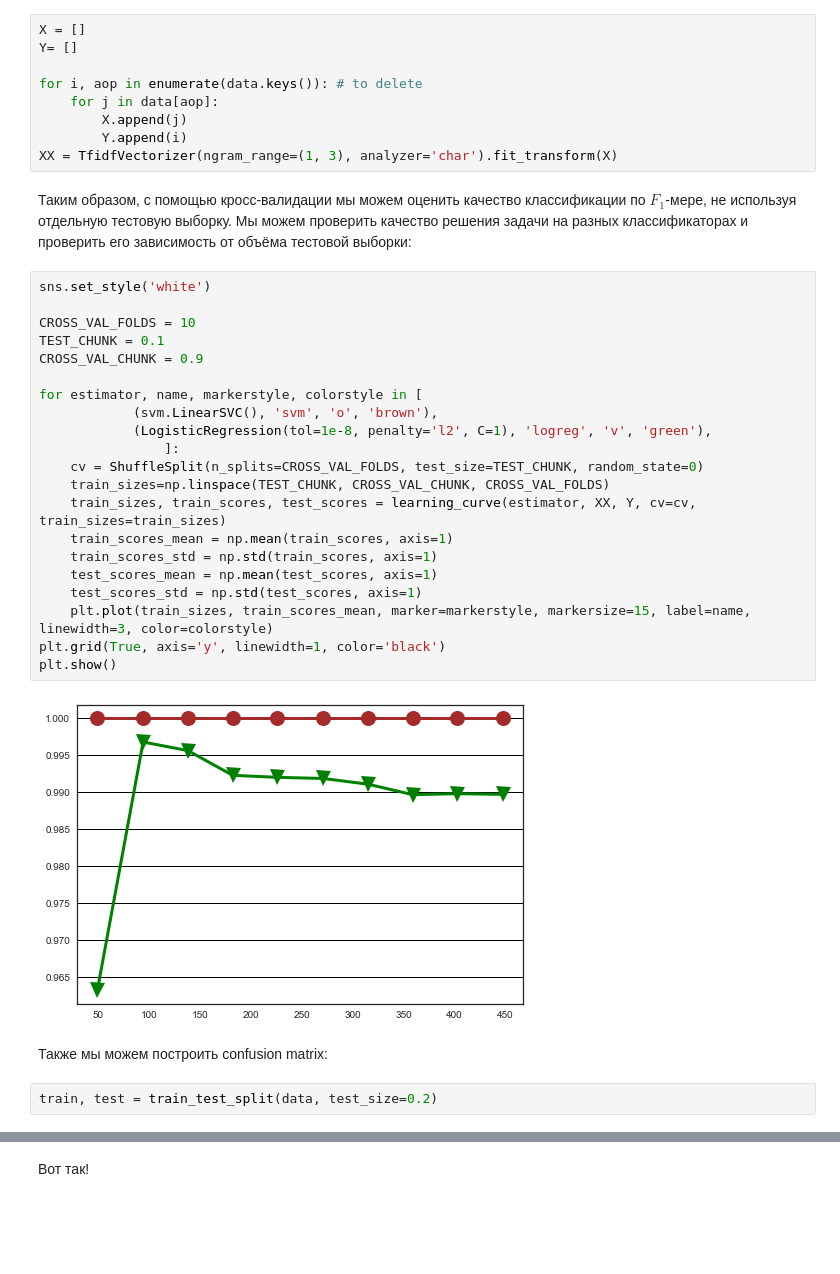
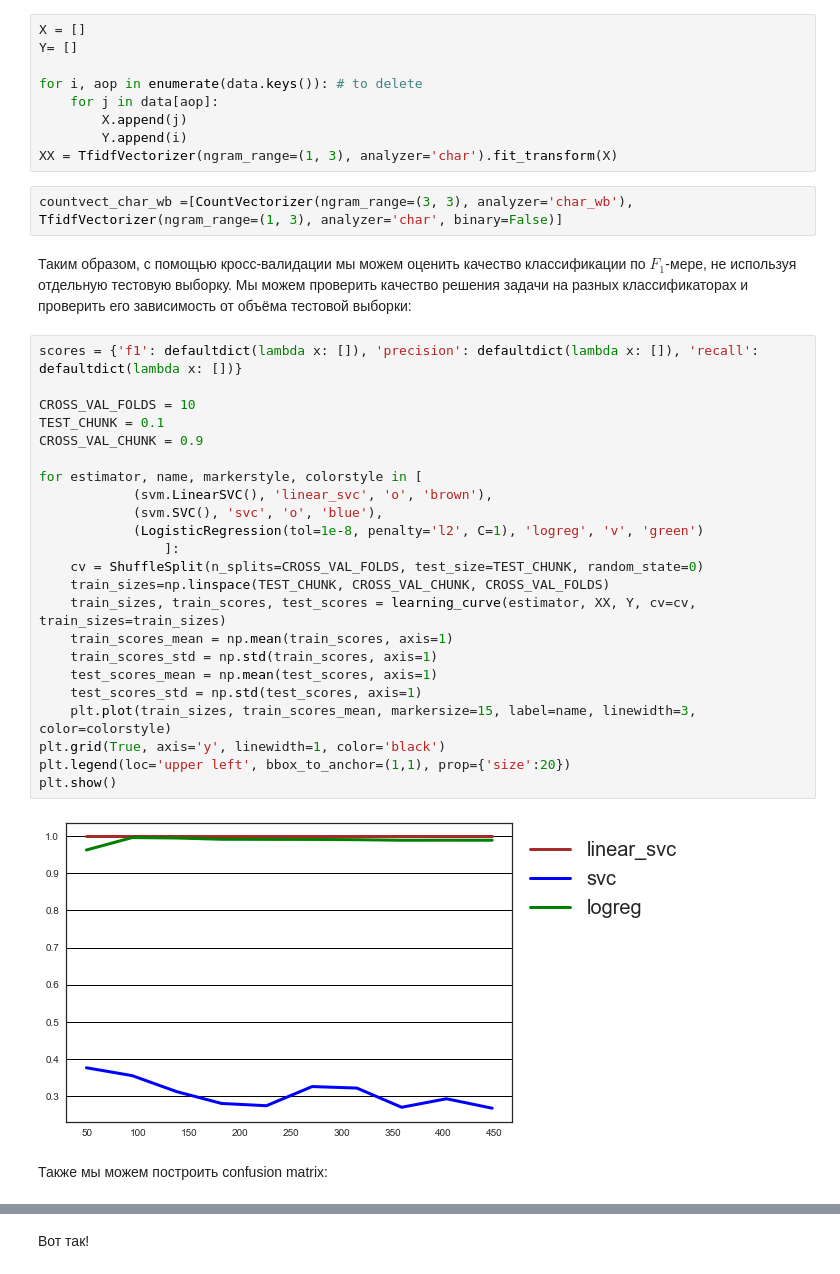
Before and after one commit to lilaspourpre/compling, a Jupyter notebook: hw1.ipynb, the cells around one changed output, grey strips where cells are left out. Cells and saved outputs as stored; diff of their text form; blank space fills up the shorter version.

Commit message:
add new plot

```diff
--- a/hw1.ipynb
+++ b/hw1.ipynb
@@ -127,32 +127,34 @@ for i, aop in enumerate(data.keys()): # to delete
         X.append(j)
         Y.append(i)
 XX = TfidfVectorizer(ngram_range=(1, 3), analyzer='char').fit_transform(X)
+# %%
+countvect_char_wb =[CountVectorizer(ngram_range=(3, 3), analyzer='char_wb'), TfidfVectorizer(ngram_range=(1, 3), analyzer='char', binary=False)]
 # %% [markdown]
 Таким образом, с помощью кросс-валидации мы можем оценить качество классификации по $F_1$-мере, не используя отдельную тестовую выборку. Мы можем проверить качество решения задачи на разных классификаторах и проверить его зависимость от объёма тестовой выборки:
 # %%
-sns.set_style('white')
+scores = {'f1': defaultdict(lambda x: []), 'precision': defaultdict(lambda x: []), 'recall': defaultdict(lambda x: [])}
 
 CROSS_VAL_FOLDS = 10
 TEST_CHUNK = 0.1
 CROSS_VAL_CHUNK = 0.9
 
 for estimator, name, markerstyle, colorstyle in [
-            (svm.LinearSVC(), 'svm', 'o', 'brown'),
-            (LogisticRegression(tol=1e-8, penalty='l2', C=1), 'logreg', 'v', 'green'),
+            (svm.LinearSVC(), 'linear_svc', 'o', 'brown'),
+            (svm.SVC(), 'svc', 'o', 'blue'),
+            (LogisticRegression(tol=1e-8, penalty='l2', C=1), 'logreg', 'v', 'green')
                 ]:
     cv = ShuffleSplit(n_splits=CROSS_VAL_FOLDS, test_size=TEST_CHUNK, random_state=0)
     train_sizes=np.linspace(TEST_CHUNK, CROSS_VAL_CHUNK, CROSS_VAL_FOLDS)
     train_sizes, train_scores, test_scores = learning_curve(estimator, XX, Y, cv=cv, train_sizes=train_sizes)
     train_scores_mean = np.mean(train_scores, axis=1)
     train_scores_std = np.std(train_scores, axis=1)
     test_scores_mean = np.mean(test_scores, axis=1)
     test_scores_std = np.std(test_scores, axis=1)
-    plt.plot(train_sizes, train_scores_mean, marker=markerstyle, markersize=15, label=name, linewidth=3, color=colorstyle)
+    plt.plot(train_sizes, train_scores_mean, markersize=15, label=name, linewidth=3, color=colorstyle)
 plt.grid(True, axis='y', linewidth=1, color='black')
+plt.legend(loc='upper left', bbox_to_anchor=(1,1), prop={'size':20})
 plt.show()
 # %% [output]
-[figure, old version]
+[figure, new version]
 # %% [markdown]
 Также мы можем построить confusion matrix:
-# %%
-train, test = train_test_split(data, test_size=0.2)
```
Also changed, not shown: parts of 5 cells of this notebook.
